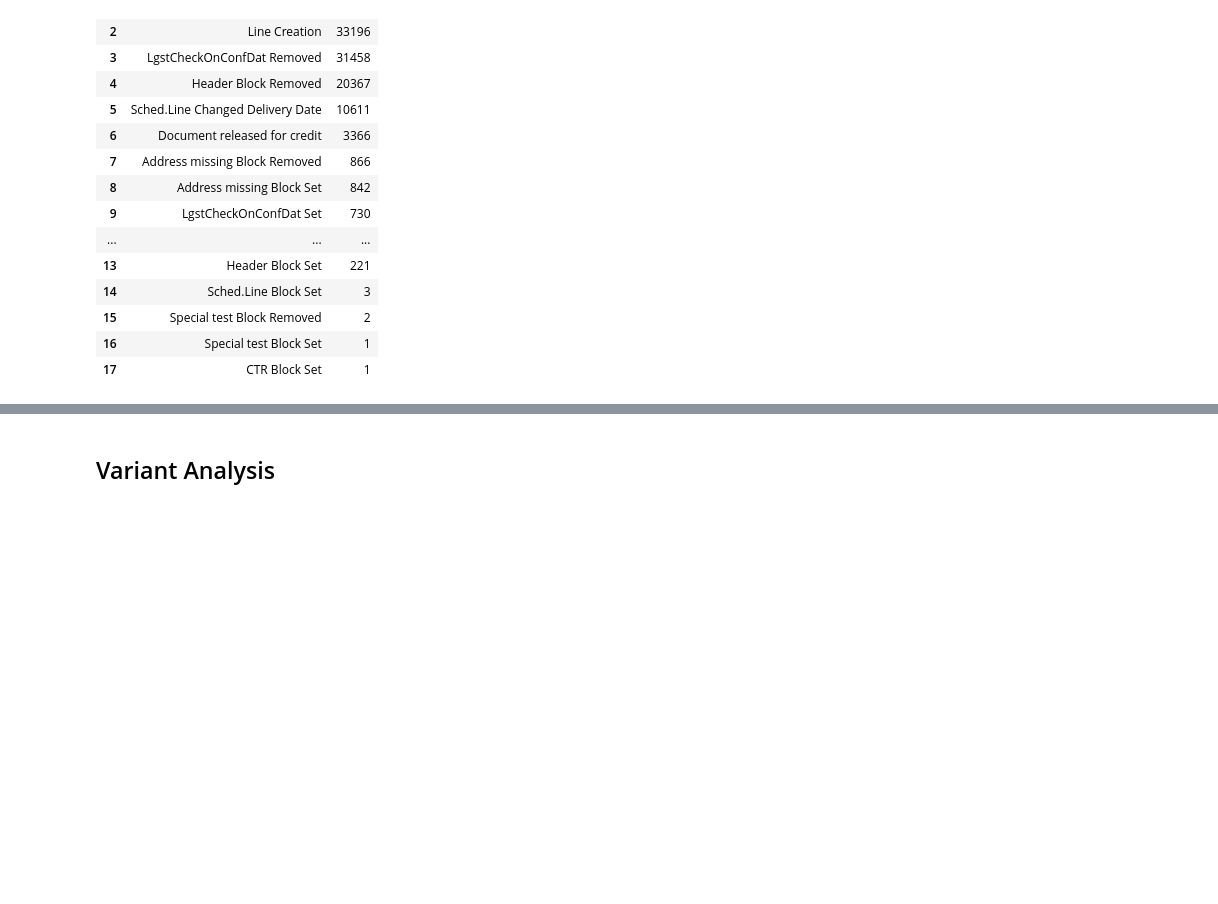
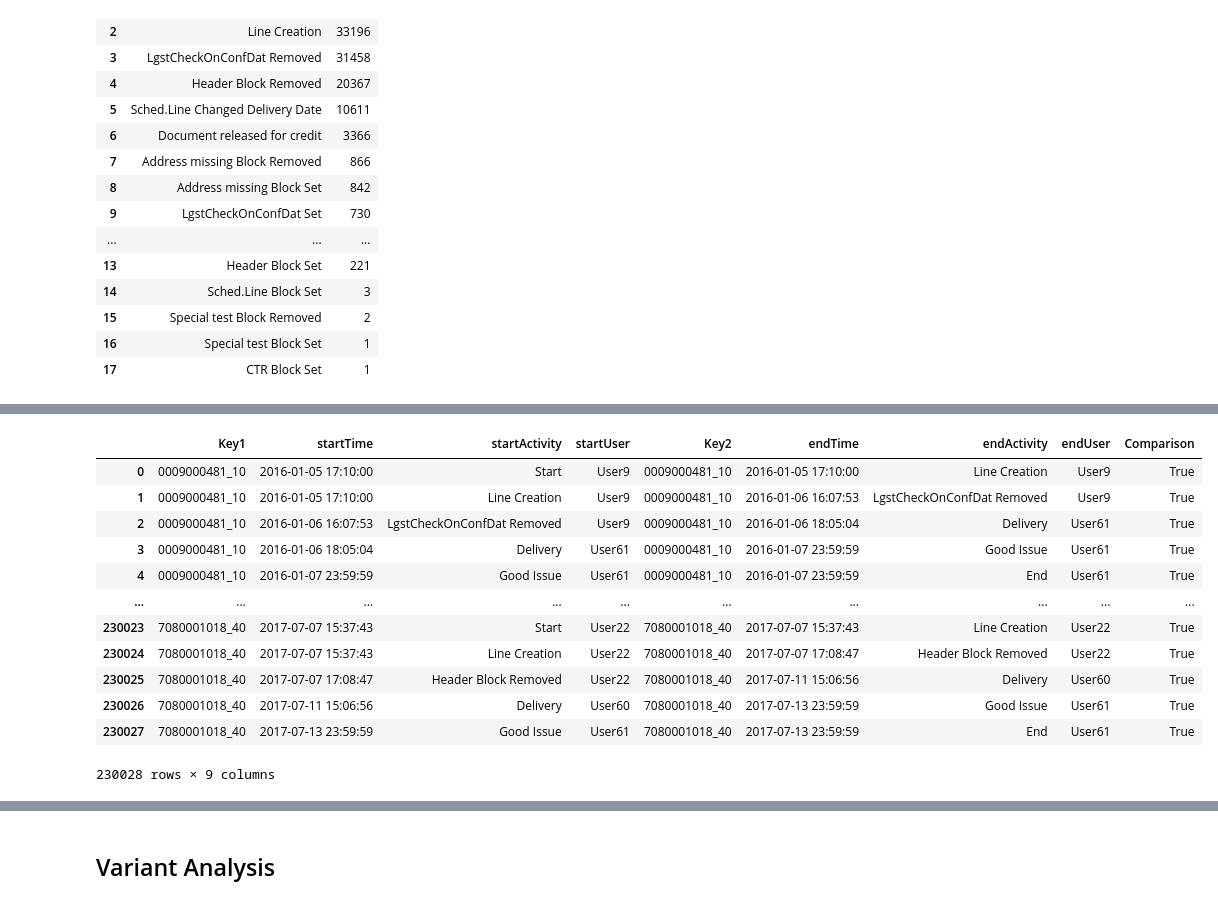
Before and after one commit to nkwachiabel/Process-Mining-Order-to-cash-IBM, a Jupyter notebook: o2c_final.ipynb, the cells around one changed output, grey strips where cells are left out. Saved outputs shown, nothing was run; the diff lists cells and outputs as text; code cells hidden in the pictures; blank space fills up the shorter version.

```diff
--- a/o2c_final.ipynb
+++ b/o2c_final.ipynb
@@ -419,0 +468,4 @@ h
+# %%
+start_actttt = timexxx.groupby('Key').head(1).reset_index(drop=True)
+start_actttt['Activity'] = 'Start'
+start_actttt
@@ -419,0 +486,4 @@ h
+# %%
+end_actttt = timexxx.groupby('Key').tail(1).reset_index(drop=True)
+end_actttt['Activity'] = 'End'
+end_actttt
@@ -419,0 +504,4 @@ h
+# %%
+timexxx_2 = pd.concat([start_actttt,timexxx,end_actttt], ignore_index=True)
+timexxx_2 = timexxx_2.sort_values(by=['Key','Date'],ascending=True).reset_index(drop=True)
+timexxx_2
@@ -419,0 +522,3 @@ h
+# %%
+timexxx_2['Count_2'] = timexxx_2.groupby('Key').cumcount()+1
+timexxx_2
@@ -419,0 +539,26 @@ h
+# %%
+new_df_timexxx_2 = timexxx_2.copy()
+new_df_timexxx_2 = new_df_timexxx_2[['Key','Date','Activity','User']]
+sort1_timexx = new_df_timexxx_2.iloc[:-1,:].reset_index(drop=True)
+sort2_timexx = new_df_timexxx_2.iloc[1:,:].reset_index(drop=True)
+sortnew_timexx = pd.concat([sort1_timexx,sort2_timexx],axis=1)
+sortnew_timexx.columns = ['Key1','startTime','startActivity','startUser','Key2','endTime','endActivity','endUser']
+
+sortnew1_timexx = sortnew_timexx.copy()
+sortnew1_timexx['Comparison'] = sortnew1_timexx.apply(lambda x: True if x['Key1'] == x['Key2'] else False,axis=1)
+sortnew1_timexx = sortnew1_timexx[sortnew1_timexx['Comparison'] == True].reset_index(drop=True)
+sortnew1_timexx
+# %% [output]
+|  | Key1 | startTime | startActivity | startUser | Key2 | endTime | endActivity | endUser | Comparison |
+| 0 | 0009000481_10 | 2016-01-05 17:10:00 | Start | User9 | 0009000481_10 | 2016-01-05 17:10:00 | Line Creation | User9 | True |
+| 1 | 0009000481_10 | 2016-01-05 17:10:00 | Line Creation | User9 | 0009000481_10 | 2016-01-06 16:07:53 | LgstCheckOnConfDat Removed | User9 | True |
+| 2 | 0009000481_10 | 2016-01-06 16:07:53 | LgstCheckOnConfDat Removed | User9 | 0009000481_10 | 2016-01-06 18:05:04 | Delivery | User61 | True |
+| 3 | 0009000481_10 | 2016-01-06 18:05:04 | Delivery | User61 | 0009000481_10 | 2016-01-07 23:59:59 | Good Issue | User61 | True |
+| 4 | 0009000481_10 | 2016-01-07 23:59:59 | Good Issue | User61 | 0009000481_10 | 2016-01-07 23:59:59 | End | User61 | True |
+| ... | ... | ... | ... | ... | ... | ... | ... | ... | ... |
+| 230023 | 7080001018_40 | 2017-07-07 15:37:43 | Start | User22 | 7080001018_40 | 2017-07-07 15:37:43 | Line Creation | User22 | True |
+| 230024 | 7080001018_40 | 2017-07-07 15:37:43 | Line Creation | User22 | 7080001018_40 | 2017-07-07 17:08:47 | Header Block Removed | User22 | True |
+| 230025 | 7080001018_40 | 2017-07-07 17:08:47 | Header Block Removed | User22 | 7080001018_40 | 2017-07-11 15:06:56 | Delivery | User60 | True |
+| 230026 | 7080001018_40 | 2017-07-11 15:06:56 | Delivery | User60 | 7080001018_40 | 2017-07-13 23:59:59 | Good Issue | User61 | True |
+| 230027 | 7080001018_40 | 2017-07-13 23:59:59 | Good Issue | User61 | 7080001018_40 | 2017-07-13 23:59:59 | End | User61 | True |
+230028 rows × 9 columns
```
Also changed, not shown: parts of 56 cells of this notebook.
